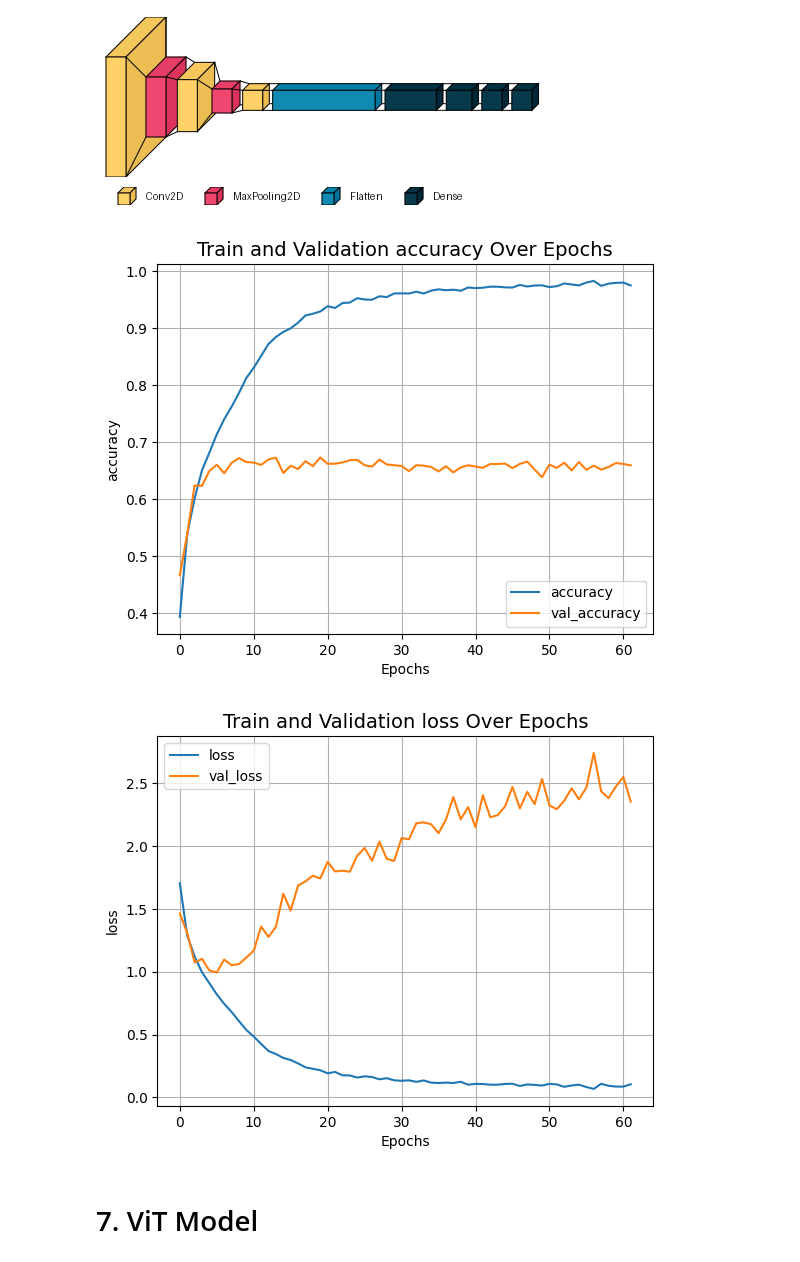
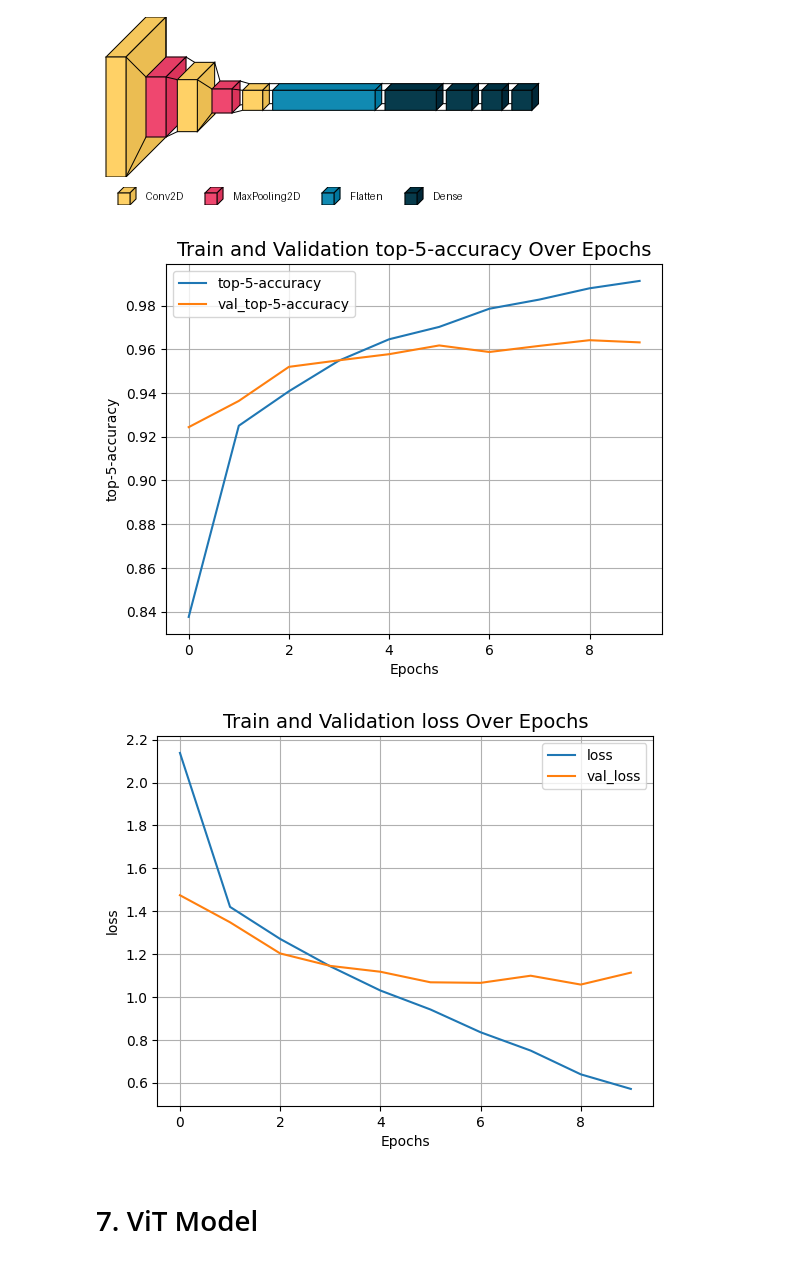
Before and after one commit to piripu/nus-gen-ai, a Jupyter notebook: module4/assignment/MODULE-4_ESGUERRA-PHILLIP.ipynb, the cells around one changed output. Drawn from its saved outputs; the diff is of its cells as text; code cells hidden in the pictures.

```diff
--- a/module4/assignment/MODULE-4_ESGUERRA-PHILLIP.ipynb
+++ b/module4/assignment/MODULE-4_ESGUERRA-PHILLIP.ipynb
@@ -136,7 +133,7 @@ weight_decay = 0.0001
 batch_size = 256
 num_epochs = 10
 # %%
-def run_cnn_experiment(model):
+def run_experiment(model, name):
     optimizer = AdamW(
         learning_rate=learning_rate, weight_decay=weight_decay
     )
@@ -149,7 +146,7 @@ def run_cnn_experiment(model):
             SparseTopKCategoricalAccuracy(5, name="top-5-accuracy"),
         ])
 
-    checkpoint_filepath = "/tmp/vit_checkpoint.weights.h5"
+    checkpoint_filepath = f"/tmp/{name}_checkpoint.weights.h5"
     checkpoint_callback = ModelCheckpoint(
         checkpoint_filepath,
         monitor="val_accuracy",
@@ -175,5 +172,5 @@ def run_cnn_experiment(model):
 # %%
 cnn_model = create_cnn_model()
 # %%
-history = run_cnn_experiment(cnn_model)
+history = run_experiment(cnn_model, "CNN")
 # %% [output]
@@ -229,11 +229,11 @@ visualkeras.layered_view(model, legend=True)
 # %% [output]
 [figure]
 # %%
-plot_history(history, "accuracy")
+plot_history(history, "top-5-accuracy")
 plot_history(history, "loss")
 # %% [output]
-[figure, old version]
+[figure, new version]
-[figure, old version]
+[figure, new version]
 # %% [markdown]
 # 7. ViT Model
 # %%
```
Also changed, not shown: parts of 13 cells of this notebook.
